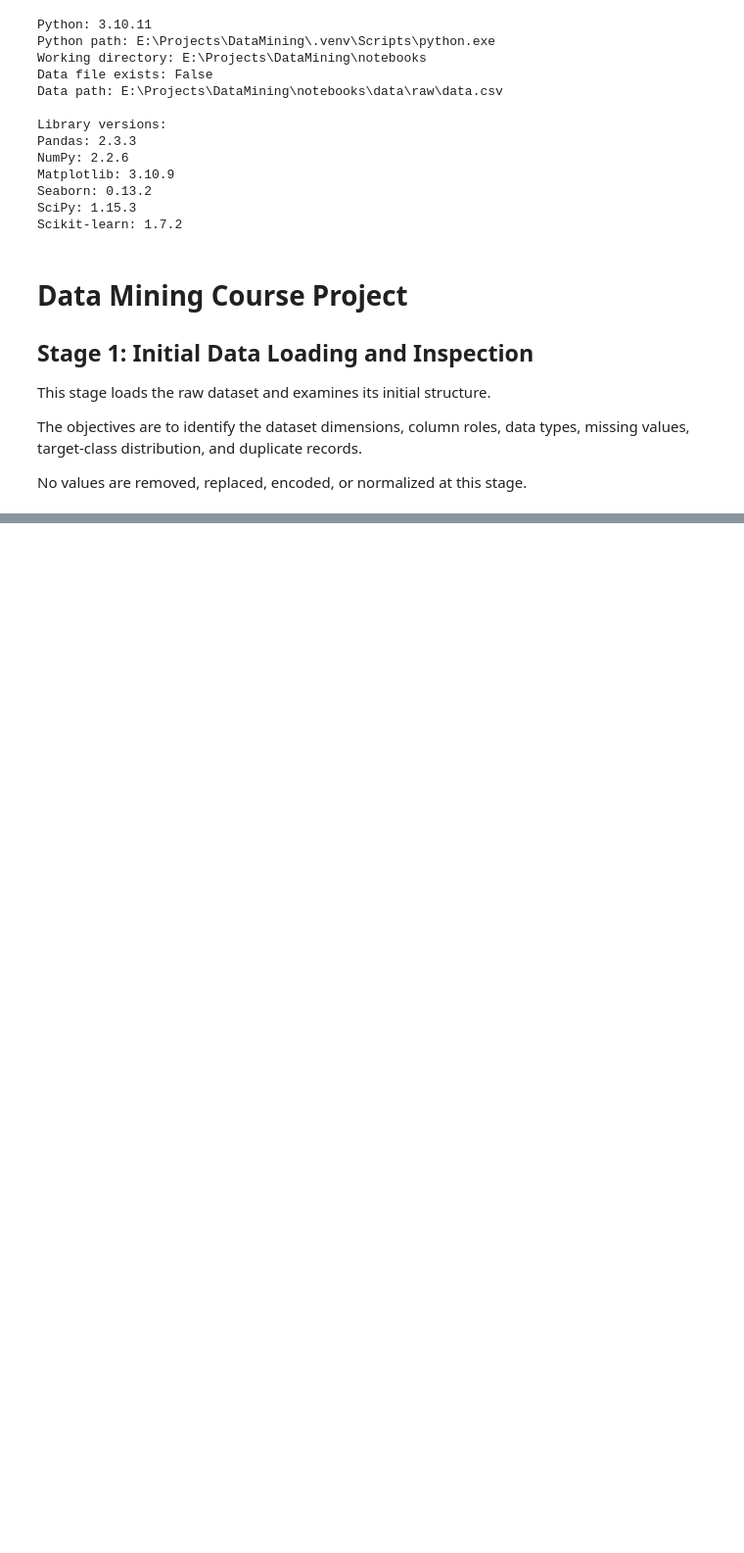
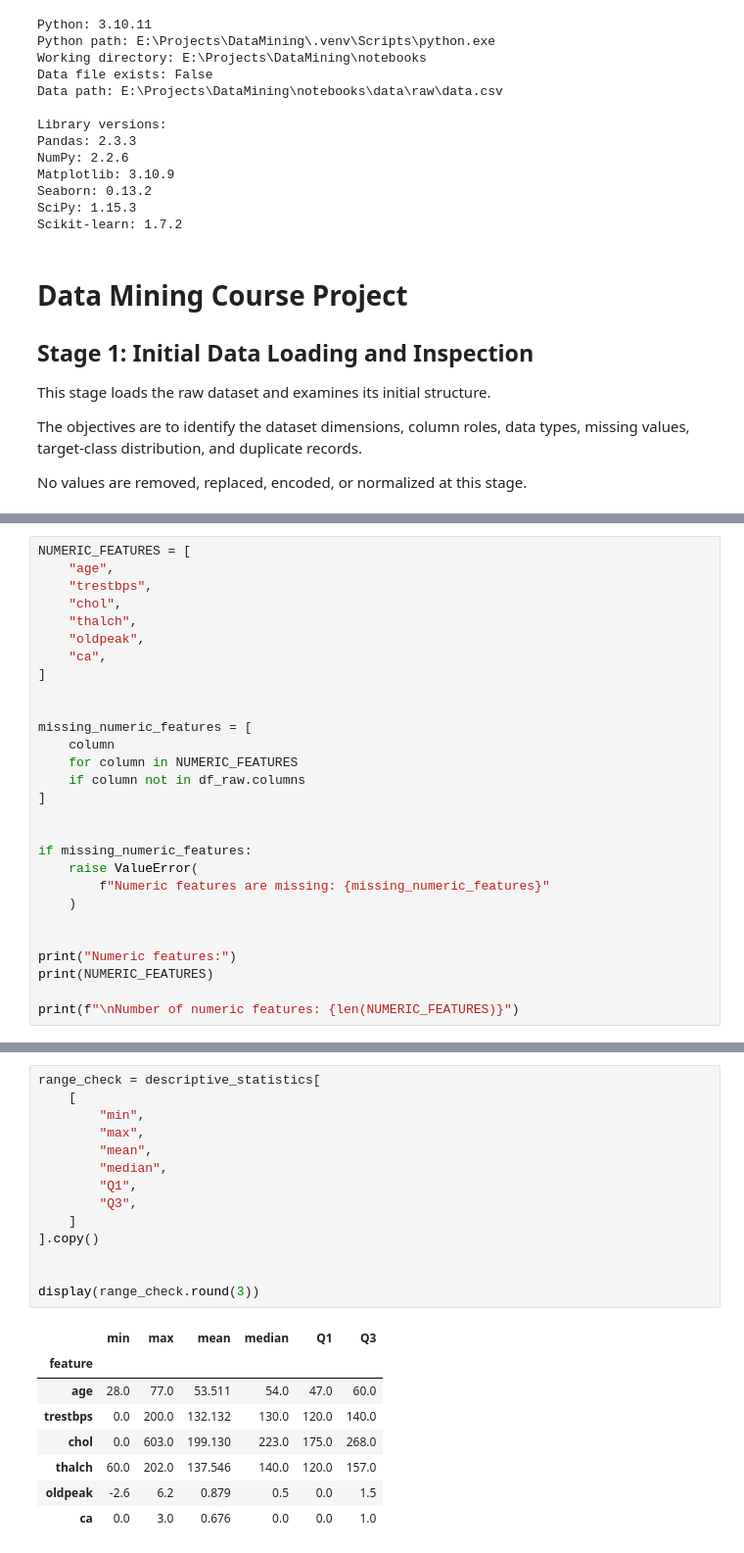
Before and after one commit to AmirhosseinKhadivi/DataMining-Course-Project, a Jupyter notebook: notebooks/DMProject.ipynb, the cells around one changed output, grey strips where cells are left out. Shown at 98% size. Drawn from its saved outputs; the diff is of its cells as text; blank space fills up the shorter version.

```diff
--- a/notebooks/DMProject.ipynb
+++ b/notebooks/DMProject.ipynb
@@ -568,0 +687,28 @@ for output_file in sorted(TABLES_DIR.glob("01_*.csv")):
+# %%
+NUMERIC_FEATURES = [
+    "age",
+    "trestbps",
+    "chol",
+    "thalch",
+    "oldpeak",
+    "ca",
+]
+
+
+missing_numeric_features = [
+    column
+    for column in NUMERIC_FEATURES
+    if column not in df_raw.columns
+]
+
+
+if missing_numeric_features:
+    raise ValueError(
+        f"Numeric features are missing: {missing_numeric_features}"
+    )
+
+
+print("Numeric features:")
+print(NUMERIC_FEATURES)
+
+print(f"\nNumber of numeric features: {len(NUMERIC_FEATURES)}")
@@ -568,0 +879,23 @@ for output_file in sorted(TABLES_DIR.glob("01_*.csv")):
+# %%
+range_check = descriptive_statistics[
+    [
+        "min",
+        "max",
+        "mean",
+        "median",
+        "Q1",
+        "Q3",
+    ]
+].copy()
+
+
+display(range_check.round(3))
+# %% [output]
+|  | min | max | mean | median | Q1 | Q3 |
+| feature |  |  |  |  |  |  |
+| age | 28.0 | 77.0 | 53.511 | 54.0 | 47.0 | 60.0 |
+| trestbps | 0.0 | 200.0 | 132.132 | 130.0 | 120.0 | 140.0 |
+| chol | 0.0 | 603.0 | 199.130 | 223.0 | 175.0 | 268.0 |
+| thalch | 60.0 | 202.0 | 137.546 | 140.0 | 120.0 | 157.0 |
+| oldpeak | -2.6 | 6.2 | 0.879 | 0.5 | 0.0 | 1.5 |
+| ca | 0.0 | 3.0 | 0.676 | 0.0 | 0.0 | 1.0 |
```
Also changed, not shown: parts of 19 cells of this notebook, 1 other file.
